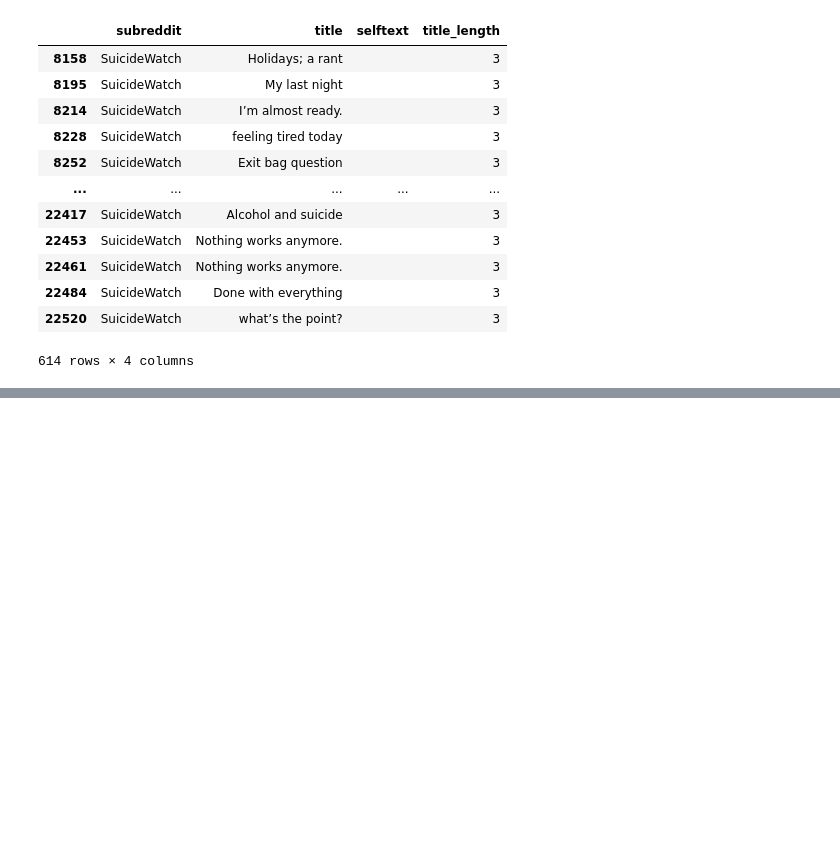
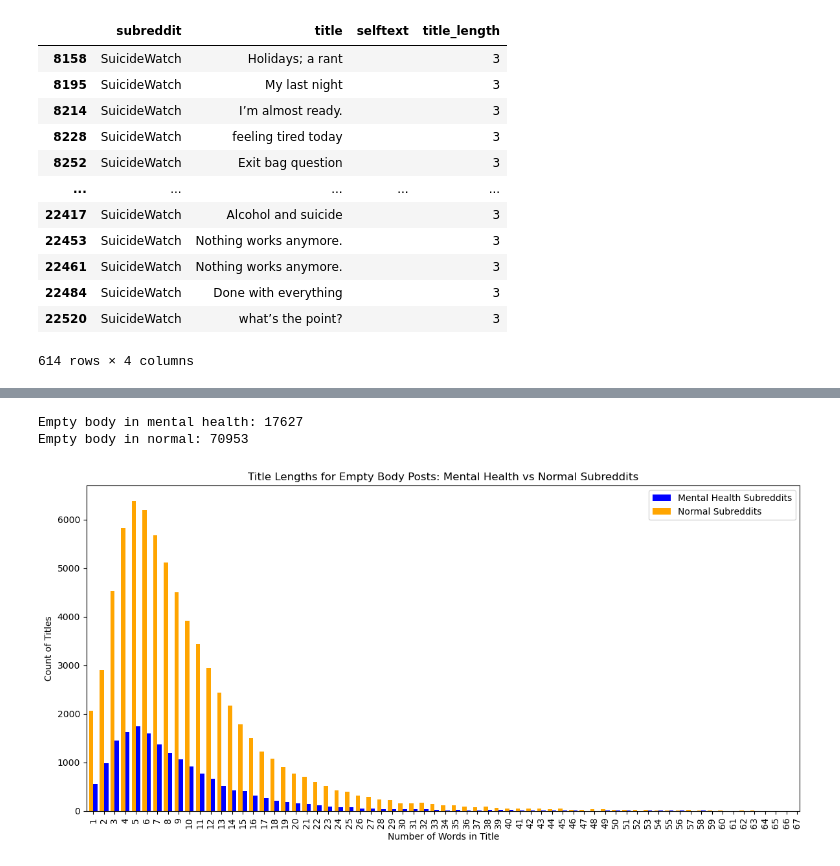
Before and after one commit to DHJKim321/diss-project, a Jupyter notebook: src/data/raw/combine_data.ipynb, the cells around one changed output, grey strips where cells are left out. Drawn from its saved outputs; the diff is of its cells as text; code cells hidden in the pictures; blank space fills up the shorter version.

Commit message:
More data exploration

```diff
--- a/src/data/raw/combine_data.ipynb
+++ b/src/data/raw/combine_data.ipynb
@@ -66,0 +127,27 @@ Teenagers rows: 89252
+# %%
+mentalhealth['label'] = '1'
+normal['label'] = '0'
+data = pd.concat([mentalhealth, normal])
+data = data[['title', 'selftext', 'label']]
+data.to_csv('full.csv', index=False)
+# %%
+empty_body_mentalhealth = mentalhealth[(mentalhealth['title'] != '') & (mentalhealth['selftext'] == '')]
+empty_body_normal = normal[(normal['title'] != '') & (normal['selftext'] == '')]
+print(f"Empty body in mental health: {len(empty_body_mentalhealth)}")
+print(f"Empty body in normal: {len(empty_body_normal)}")
+# Plot title lengths for empty body posts in mental health and normal subreddits
+plt.figure(figsize=(12, 6))
+empty_body_mentalhealth['title_length'].value_counts().sort_index().plot(
+    kind='bar', width=0.4, position=0, label='Mental Health Subreddits', color='blue')
+empty_body_normal['title_length'].value_counts().sort_index().plot(
+    kind='bar', width=0.4, position=1, label='Normal Subreddits', color='orange')
+plt.title('Title Lengths for Empty Body Posts: Mental Health vs Normal Subreddits')
+plt.xlabel('Number of Words in Title')
+plt.ylabel('Count of Titles')
+plt.legend()
+plt.tight_layout()
+plt.show()
+# %% [output]
+Empty body in mental health: 17627
+Empty body in normal: 70953
+[figure, added]
```
Also changed, not shown: parts of 8 cells of this notebook, 1 other file.
